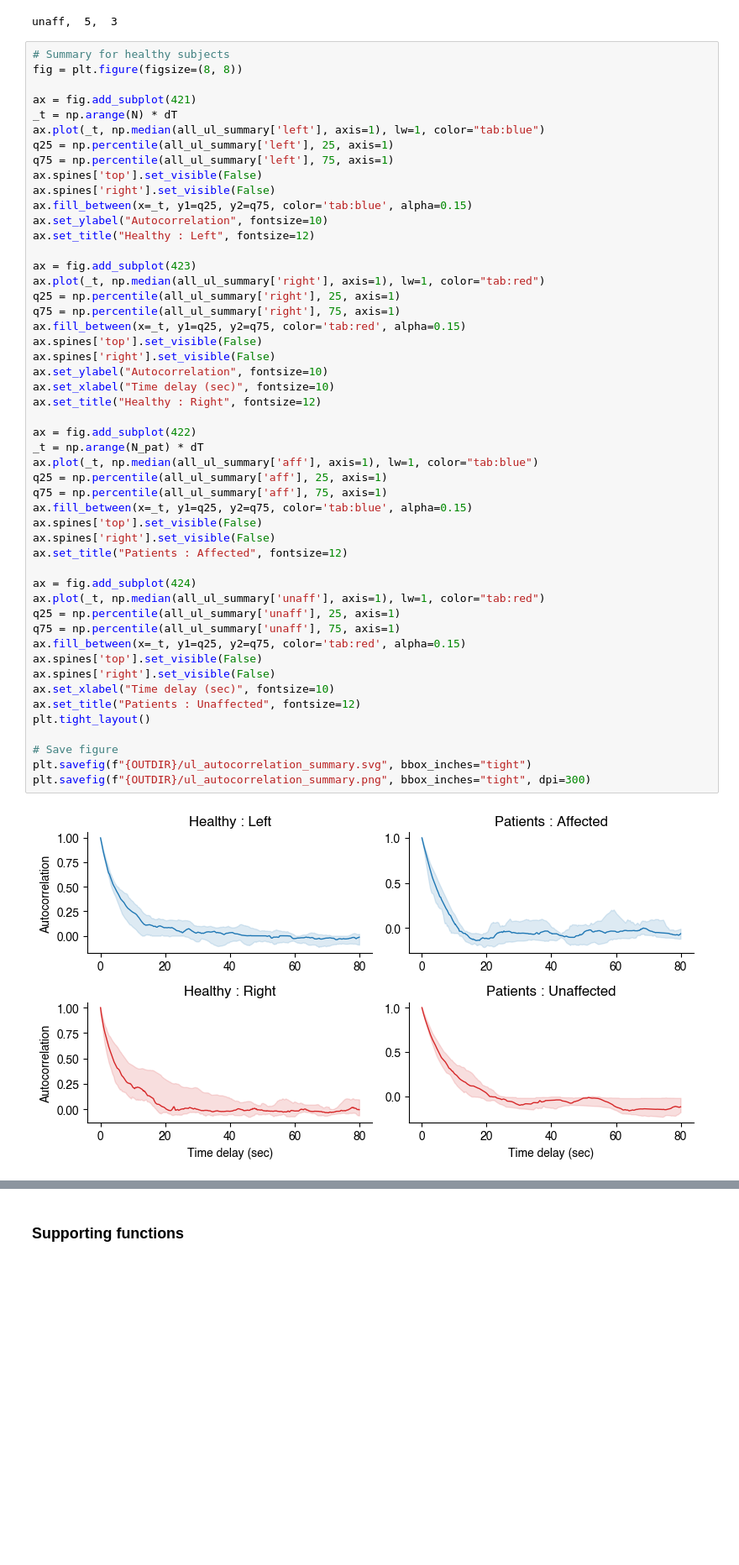
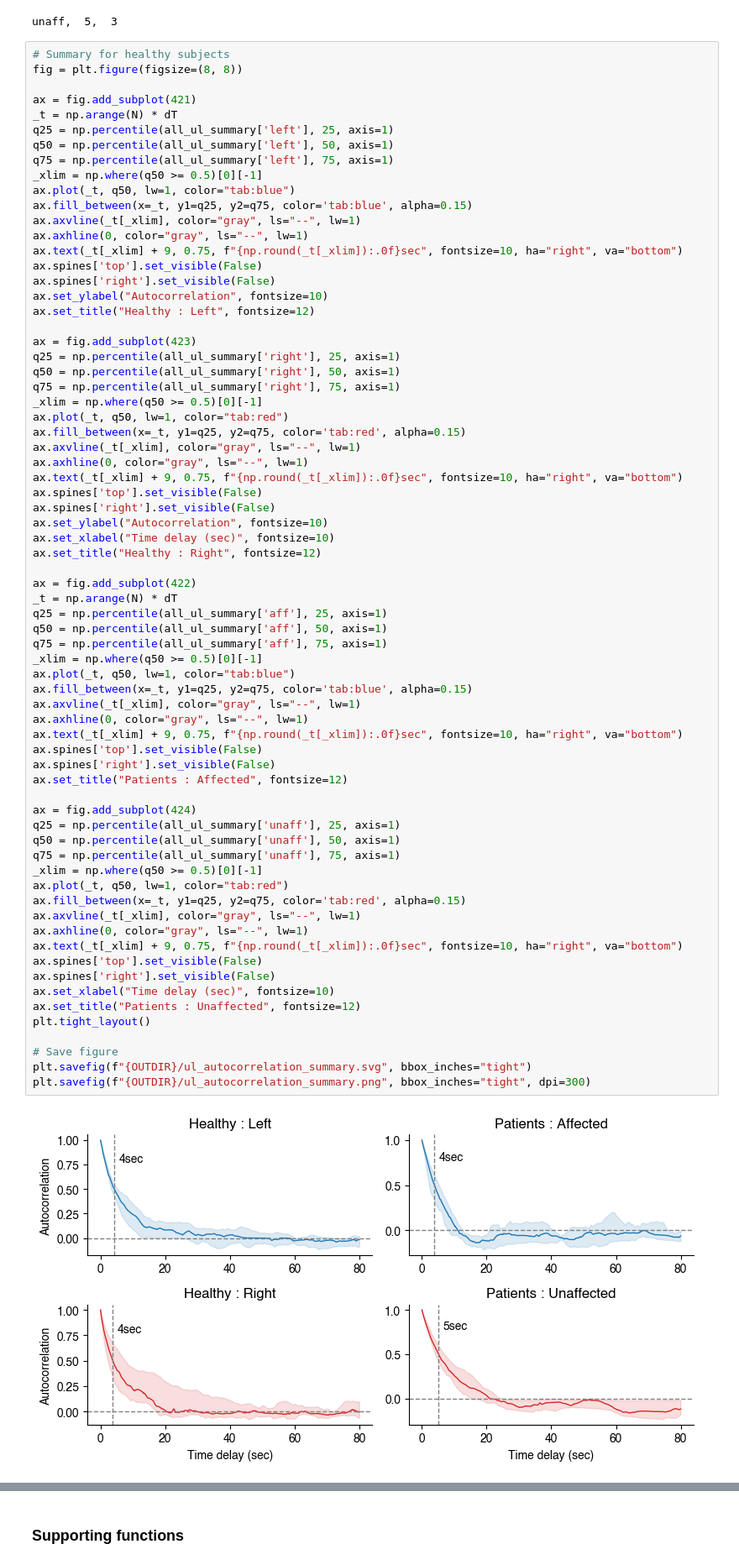
Before and after one commit to siva82kb/uluse_with_output_feedback, a Jupyter notebook: notebooks/01-rf-feedback-intersubject.ipynb, the cells around one changed output, grey strips where cells are left out. Shown: that part at 84% size. Drawn from its saved outputs; the diff is of its cells as text; blank space fills up the shorter version.

```diff
--- a/notebooks/01-rf-feedback-intersubject.ipynb
+++ b/notebooks/01-rf-feedback-intersubject.ipynb
@@ -75,49 +76,69 @@ fig = plt.figure(figsize=(8, 8))
 
 ax = fig.add_subplot(421)
 _t = np.arange(N) * dT
-ax.plot(_t, np.median(all_ul_summary['left'], axis=1), lw=1, color="tab:blue")
 q25 = np.percentile(all_ul_summary['left'], 25, axis=1)
+q50 = np.percentile(all_ul_summary['left'], 50, axis=1)
 q75 = np.percentile(all_ul_summary['left'], 75, axis=1)
+_xlim = np.where(q50 >= 0.5)[0][-1]
+ax.plot(_t, q50, lw=1, color="tab:blue")
+ax.fill_between(x=_t, y1=q25, y2=q75, color='tab:blue', alpha=0.15)
+ax.axvline(_t[_xlim], color="gray", ls="--", lw=1)
+ax.axhline(0, color="gray", ls="--", lw=1)
+ax.text(_t[_xlim] + 9, 0.75, f"{np.round(_t[_xlim]):.0f}sec", fontsize=10, ha="right", va="bottom")
 ax.spines['top'].set_visible(False)
 ax.spines['right'].set_visible(False)
-ax.fill_between(x=_t, y1=q25, y2=q75, color='tab:blue', alpha=0.15)
 ax.set_ylabel("Autocorrelation", fontsize=10)
 ax.set_title("Healthy : Left", fontsize=12)
 
 ax = fig.add_subplot(423)
-ax.plot(_t, np.median(all_ul_summary['right'], axis=1), lw=1, color="tab:red")
 q25 = np.percentile(all_ul_summary['right'], 25, axis=1)
+q50 = np.percentile(all_ul_summary['right'], 50, axis=1)
 q75 = np.percentile(all_ul_summary['right'], 75, axis=1)
+_xlim = np.where(q50 >= 0.5)[0][-1]
+ax.plot(_t, q50, lw=1, color="tab:red")
 ax.fill_between(x=_t, y1=q25, y2=q75, color='tab:red', alpha=0.15)
+ax.axvline(_t[_xlim], color="gray", ls="--", lw=1)
+ax.axhline(0, color="gray", ls="--", lw=1)
+ax.text(_t[_xlim] + 9, 0.75, f"{np.round(_t[_xlim]):.0f}sec", fontsize=10, ha="right", va="bottom")
 ax.spines['top'].set_visible(False)
 ax.spines['right'].set_visible(False)
 ax.set_ylabel("Autocorrelation", fontsize=10)
 ax.set_xlabel("Time delay (sec)", fontsize=10)
 ax.set_title("Healthy : Right", fontsize=12)
 
 ax = fig.add_subplot(422)
-_t = np.arange(N_pat) * dT
-ax.plot(_t, np.median(all_ul_summary['aff'], axis=1), lw=1, color="tab:blue")
+_t = np.arange(N) * dT
 q25 = np.percentile(all_ul_summary['aff'], 25, axis=1)
+q50 = np.percentile(all_ul_summary['aff'], 50, axis=1)
 q75 = np.percentile(all_ul_summary['aff'], 75, axis=1)
+_xlim = np.where(q50 >= 0.5)[0][-1]
+ax.plot(_t, q50, lw=1, color="tab:blue")
 ax.fill_between(x=_t, y1=q25, y2=q75, color='tab:blue', alpha=0.15)
+ax.axvline(_t[_xlim], color="gray", ls="--", lw=1)
+ax.axhline(0, color="gray", ls="--", lw=1)
+ax.text(_t[_xlim] + 9, 0.75, f"{np.round(_t[_xlim]):.0f}sec", fontsize=10, ha="right", va="bottom")
 ax.spines['top'].set_visible(False)
 ax.spines['right'].set_visible(False)
 ax.set_title("Patients : Affected", fontsize=12)
 
 ax = fig.add_subplot(424)
-ax.plot(_t, np.median(all_ul_summary['unaff'], axis=1), lw=1, color="tab:red")
 q25 = np.percentile(all_ul_summary['unaff'], 25, axis=1)
+q50 = np.percentile(all_ul_summary['unaff'], 50, axis=1)
 q75 = np.percentile(all_ul_summary['unaff'], 75, axis=1)
+_xlim = np.where(q50 >= 0.5)[0][-1]
+ax.plot(_t, q50, lw=1, color="tab:red")
 ax.fill_between(x=_t, y1=q25, y2=q75, color='tab:red', alpha=0.15)
+ax.axvline(_t[_xlim], color="gray", ls="--", lw=1)
+ax.axhline(0, color="gray", ls="--", lw=1)
+ax.text(_t[_xlim] + 9, 0.75, f"{np.round(_t[_xlim]):.0f}sec", fontsize=10, ha="right", va="bottom")
 ax.spines['top'].set_visible(False)
 ax.spines['right'].set_visible(False)
 ax.set_xlabel("Time delay (sec)", fontsize=10)
 ax.set_title("Patients : Unaffected", fontsize=12)
 plt.tight_layout()
 
 # Save figure
 plt.savefig(f"{OUTDIR}/ul_autocorrelation_summary.svg", bbox_inches="tight")
 plt.savefig(f"{OUTDIR}/ul_autocorrelation_summary.png", bbox_inches="tight", dpi=300)
 # %% [output]
-[figure, old version]
+[figure, new version]
```
Also changed, not shown: parts of 24 cells of this notebook, 5 other files.
